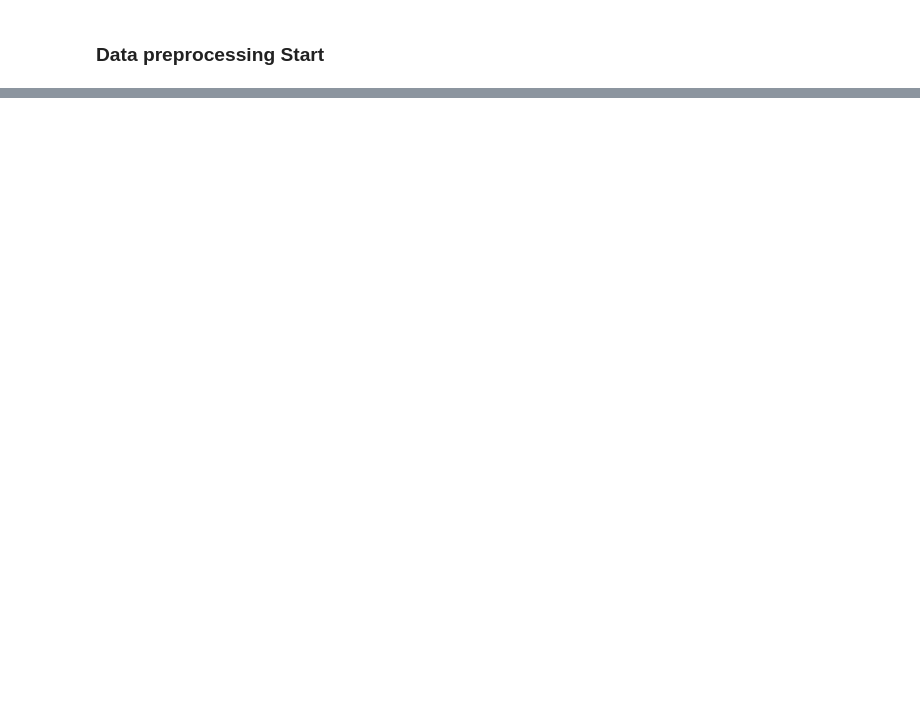
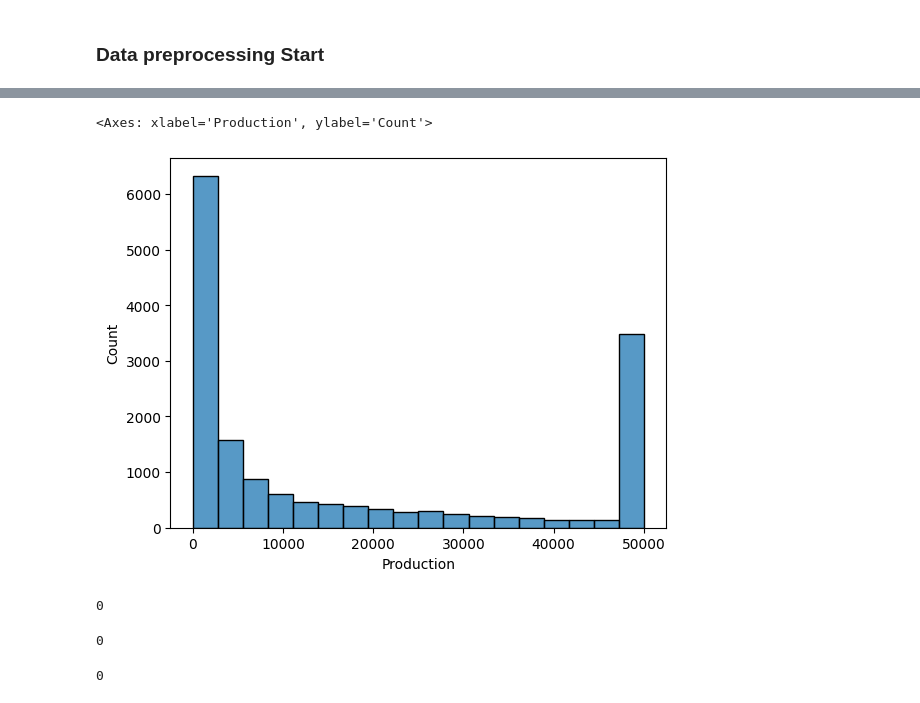
Before and after one commit to Shiva7706/SITNovate, a Jupyter notebook: Data_refine copy.ipynb, the cells around one changed output, grey strips where cells are left out. Drawn from its saved outputs; the diff is of its cells as text; code cells hidden in the pictures; blank space fills up the shorter version.

```diff
--- a/Data_refine copy.ipynb
+++ b/Data_refine copy.ipynb
@@ -269,0 +107,6 @@ final_merged_df
+# %%
+freq_encode_cols = ["Crop","Season","State"]
+for i in freq_encode_cols:
+    freq_map = crop_yield.loc[:,i].value_counts().to_dict()
+    crop_yield.loc[:,i+'_f'] = crop_yield.loc[:,i].map(freq_map)
+    crop_yield.drop(columns=[i],inplace=True)
@@ -269,0 +141,2 @@ final_merged_df
+# %%
+crop_yield['Production'] = crop_yield['Production'].clip(upper=50000)
@@ -269,0 +155,9 @@ final_merged_df
+# %%
+sns.histplot(crop_yield["Production"])
+# %% [output]
+<Axes: xlabel='Production', ylabel='Count'>
+[figure, added]
+# %%
+print(crop_yield['Production'].isna().sum())
+# %% [output]
+0
@@ -269,0 +168,4 @@ final_merged_df
+# %%
+print(crop_yield['Production'].isna().sum())
+# %% [output]
+0
@@ -269,0 +179,4 @@ final_merged_df
+# %%
+print(crop_yield['Production'].isna().sum())
+# %% [output]
+0
```
Also changed, not shown: parts of 80 cells of this notebook, 3 other files.
